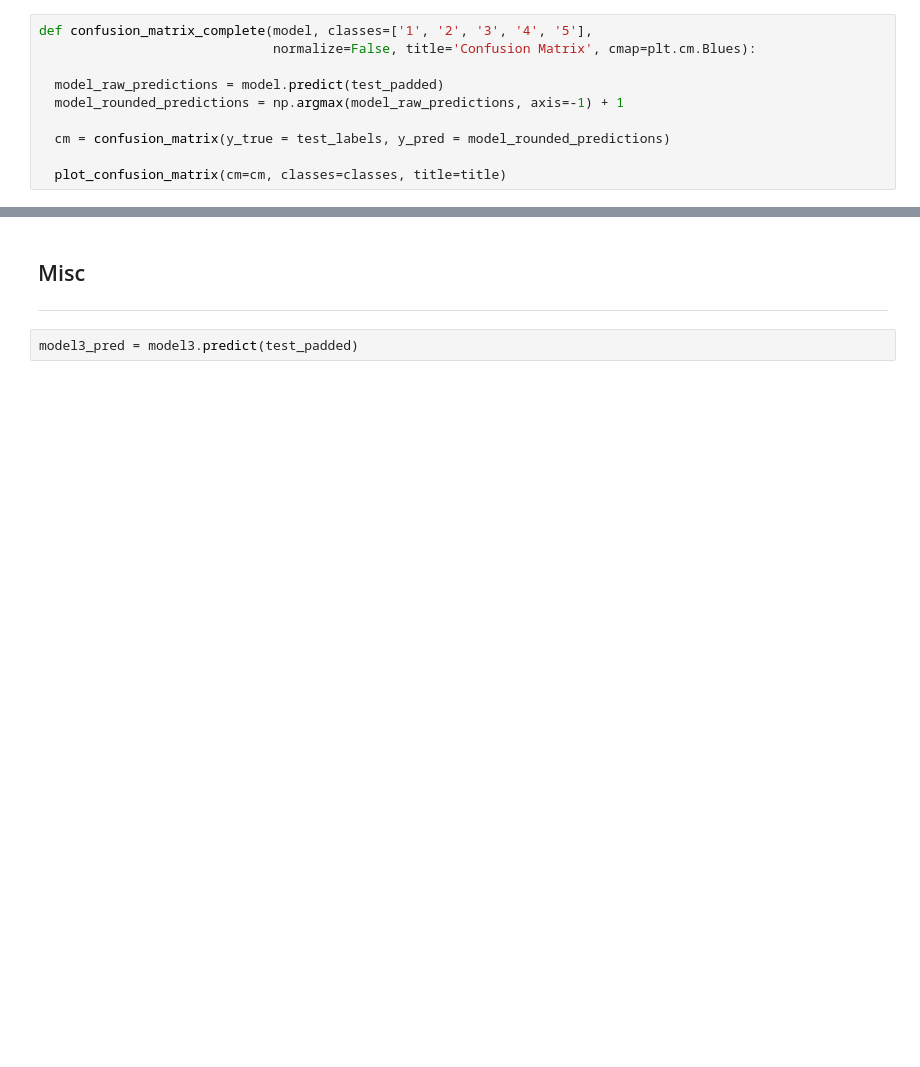
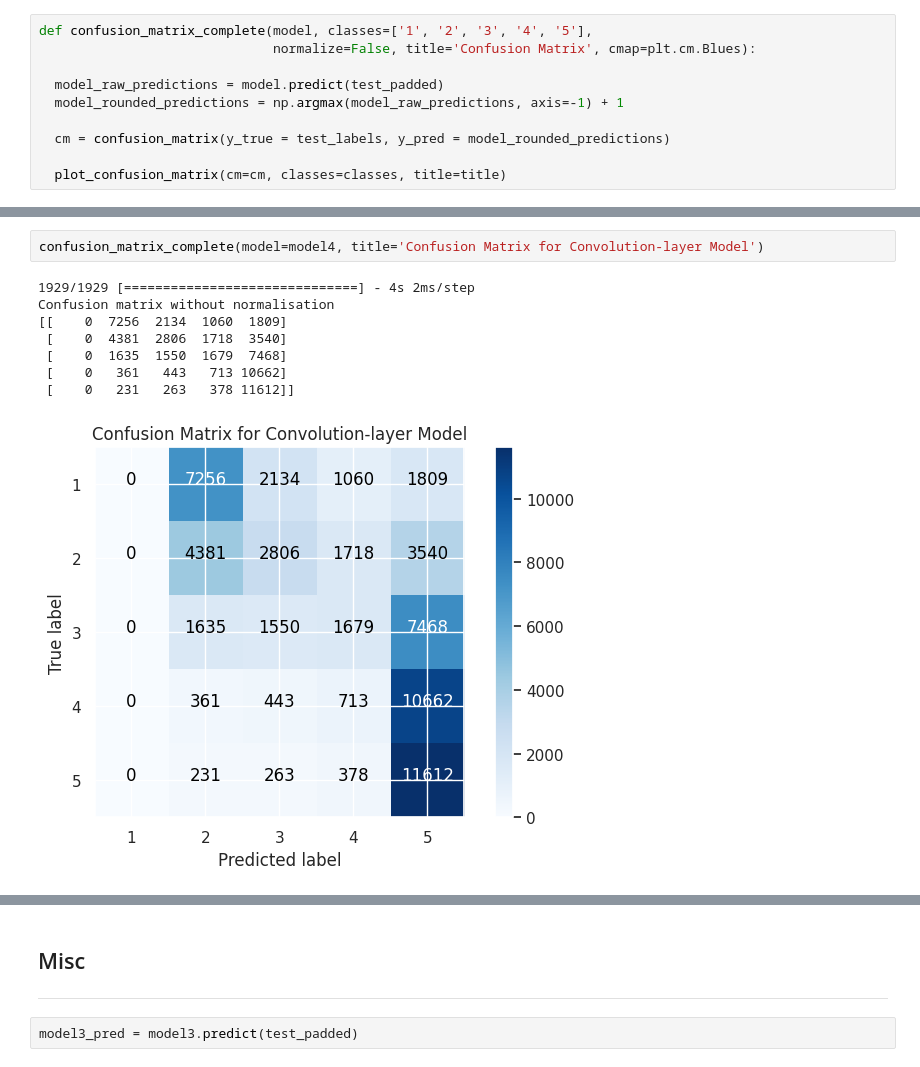
Before and after one commit to AmeerAliSaleem/MA4J5_Project, a Jupyter notebook: Ameer_Ali_Saleem_MA4J5_Main_Project.ipynb, the cells around one changed output, grey strips where cells are left out. Drawn from its saved outputs; the diff is of its cells as text; blank space fills up the shorter version.

```diff
--- a/Ameer_Ali_Saleem_MA4J5_Main_Project.ipynb
+++ b/Ameer_Ali_Saleem_MA4J5_Main_Project.ipynb
@@ -1231,3 +1242,14 @@ Confusion matrix without normalisation
+# %%
+confusion_matrix_complete(model=model4, title='Confusion Matrix for Convolution-layer Model')
+# %% [output]
+1929/1929 [==============================] - 4s 2ms/step
+Confusion matrix without normalisation
+[[    0  7256  2134  1060  1809]
+ [    0  4381  2806  1718  3540]
+ [    0  1635  1550  1679  7468]
+ [    0   361   443   713 10662]
+ [    0   231   263   378 11612]]
+[figure, added]
 # %%
 confusion_matrix_complete(model=model5, title='Confusion Matrix for Stacked LSTM Model')
 # %% [output]
```
Also changed, not shown: parts of 5 cells of this notebook.
